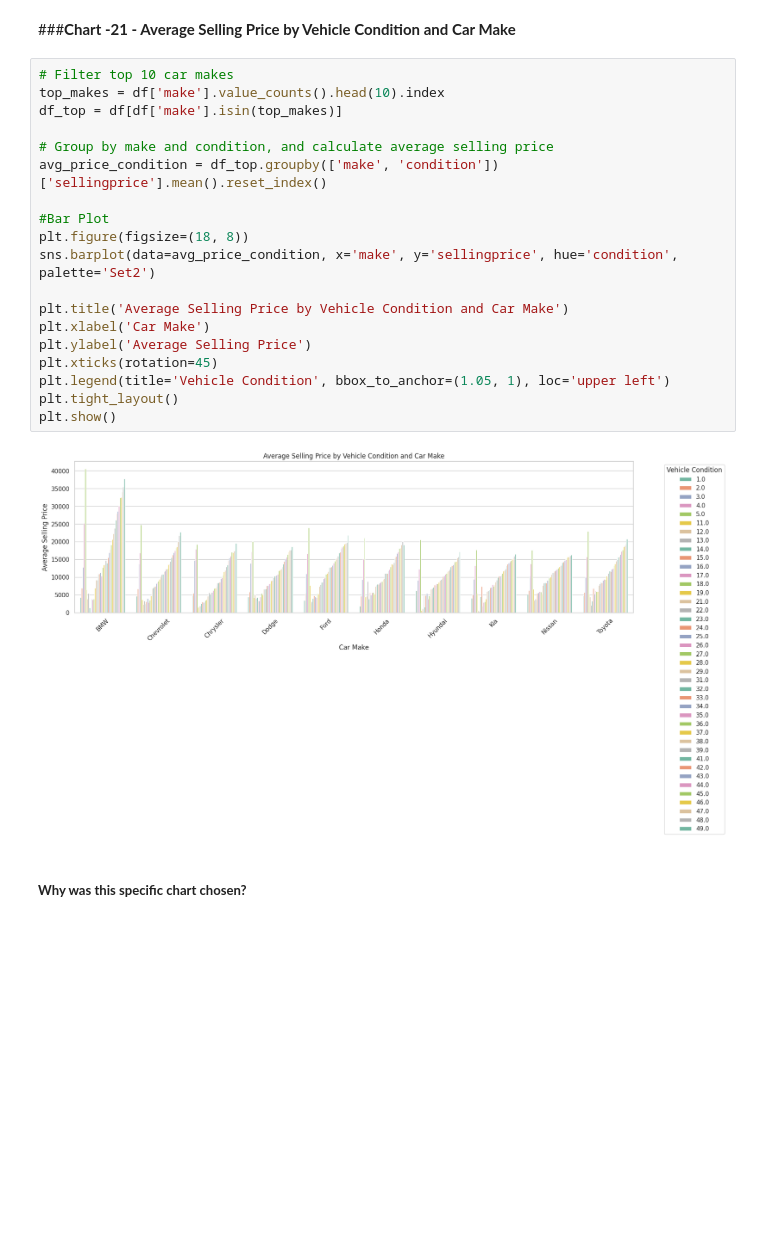
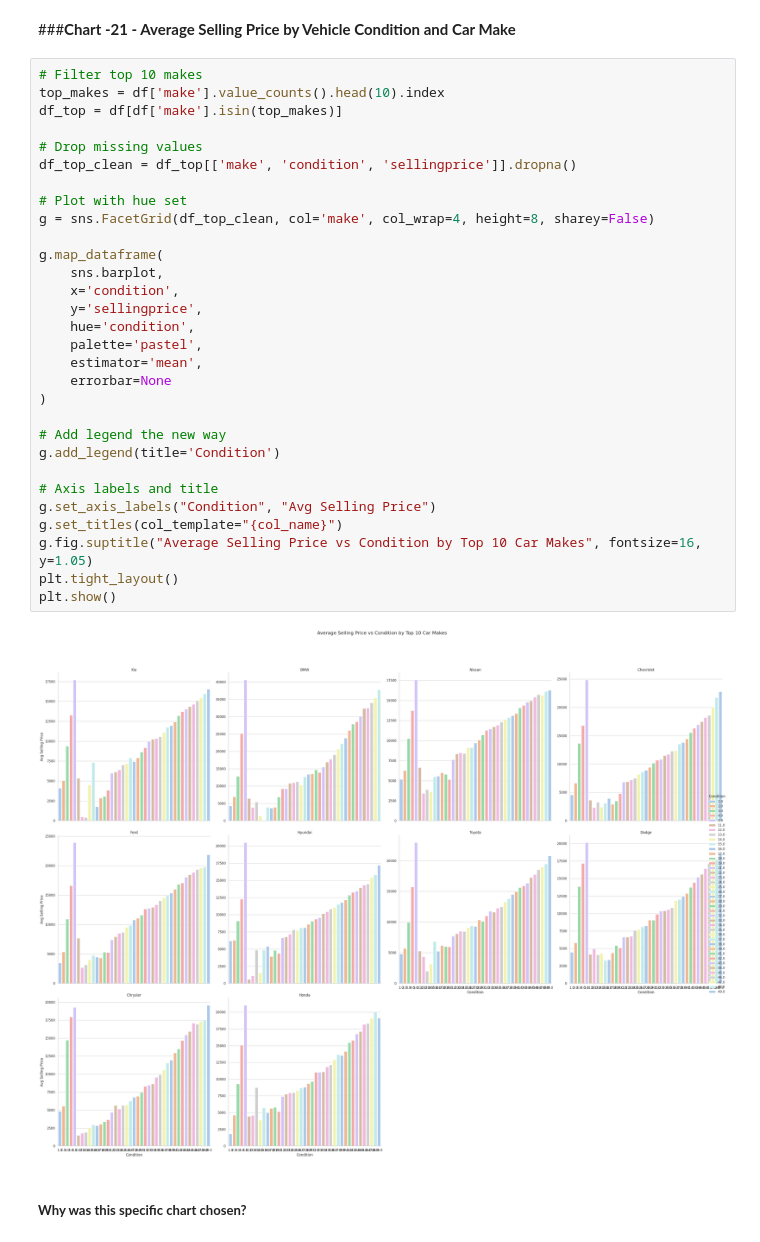
Before and after one commit to Sagarjain93/car_prices, a Jupyter notebook: car_prices.ipynb, the cells around one changed output. Drawn from its saved outputs; the diff is of its cells as text; blank space fills up the shorter version.

```diff
--- a/car_prices.ipynb
+++ b/car_prices.ipynb
@@ -1459,27 +1474,38 @@ Brands like Chrysler (manual) show very low average prices, which might indicate
 This suggests a need to review or avoid overstocking such variants.
 # %% [markdown]
 ###**Chart -21 - Average Selling Price by Vehicle Condition and Car Make**
-# %%
-# Filter top 10 car makes
-top_makes = df['make'].value_counts().head(10).index
-df_top = df[df['make'].isin(top_makes)]
-
-# Group by make and condition, and calculate average selling price
-avg_price_condition = df_top.groupby(['make', 'condition'])['sellingprice'].mean().reset_index()
-
-#Bar Plot
-plt.figure(figsize=(18, 8))
-sns.barplot(data=avg_price_condition, x='make', y='sellingprice', hue='condition', palette='Set2')
-
-plt.title('Average Selling Price by Vehicle Condition and Car Make')
-plt.xlabel('Car Make')
-plt.ylabel('Average Selling Price')
-plt.xticks(rotation=45)
-plt.legend(title='Vehicle Condition', bbox_to_anchor=(1.05, 1), loc='upper left')
-plt.tight_layout()
-plt.show()
-# %% [output]
-[figure, removed]
+# %%
+# Filter top 10 makes
+top_makes = df['make'].value_counts().head(10).index
+df_top = df[df['make'].isin(top_makes)]
+
+# Drop missing values
+df_top_clean = df_top[['make', 'condition', 'sellingprice']].dropna()
+
+# Plot with hue set
+g = sns.FacetGrid(df_top_clean, col='make', col_wrap=4, height=8, sharey=False)
+
+g.map_dataframe(
+    sns.barplot,
+    x='condition',
+    y='sellingprice',
+    hue='condition',
+    palette='pastel',
+    estimator='mean',
+    errorbar=None
+)
+
+# Add legend the new way
+g.add_legend(title='Condition')
+
+# Axis labels and title
+g.set_axis_labels("Condition", "Avg Selling Price")
+g.set_titles(col_template="{col_name}")
+g.fig.suptitle("Average Selling Price vs Condition by Top 10 Car Makes", fontsize=16, y=1.05)
+plt.tight_layout()
+plt.show()
+# %% [output]
+[figure, added]
 # %% [markdown]
 ##### **Why was this specific chart chosen?**
 # %% [markdown]
```
Also changed, not shown: parts of 27 cells of this notebook.
